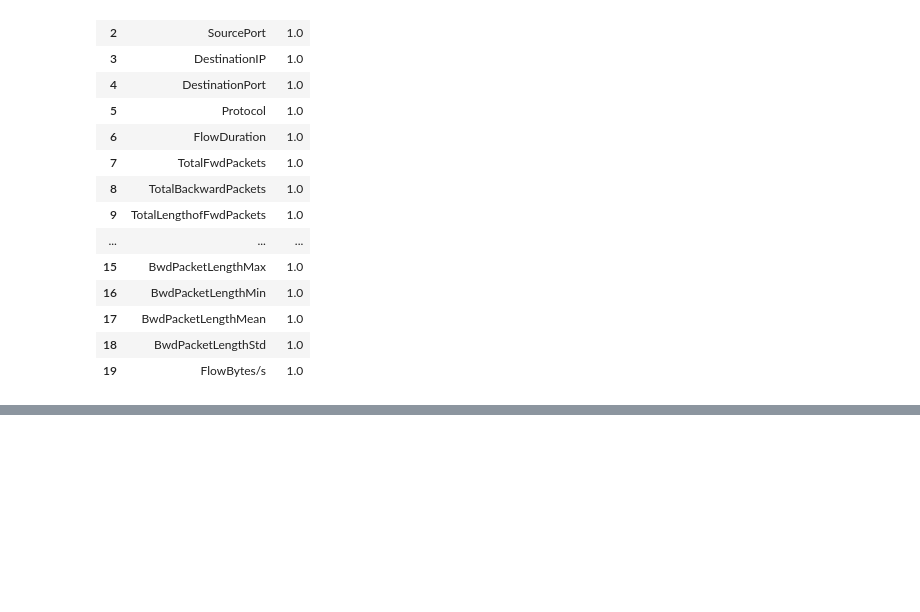
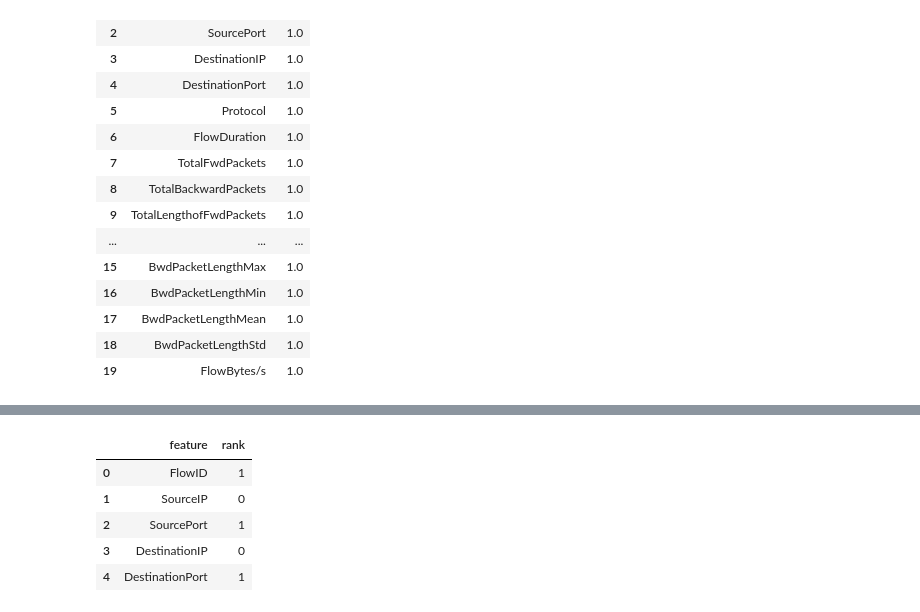
Before and after one commit to alexandrasklokin/CSI5388-Group-4-Project, a Jupyter notebook: notebooks/2.1 Feature Selection VarianceThreshold (Alexandra).ipynb, the cells around one changed output, grey strips where cells are left out. Cells and saved outputs as stored; diff of their text form; code cells hidden in the pictures; blank space fills up the shorter version.

```diff
--- a/notebooks/2.1 Feature Selection VarianceThreshold (Alexandra).ipynb
+++ b/notebooks/2.1 Feature Selection VarianceThreshold (Alexandra).ipynb
@@ -229,0 +266,11 @@ udp_ranking.head(20)
+# %%
+ldap_ranking_baseline = baseline_VarianceThreshold(ddos_ldap_2019_df, 0.005, verbose=False)
+ldap_ranking_baseline.to_csv("../baseline_ranking/CIC_DDoS2019/ddos_ldap_2019_VarianceThreshold.csv")
+ldap_ranking_baseline.head(5)
+# %% [output]
+|  | feature | rank |
+| 0 | FlowID | 1 |
+| 1 | SourceIP | 0 |
+| 2 | SourcePort | 1 |
+| 3 | DestinationIP | 0 |
+| 4 | DestinationPort | 1 |
```
Also changed, not shown: parts of 6 cells of this notebook, 5 other files.
